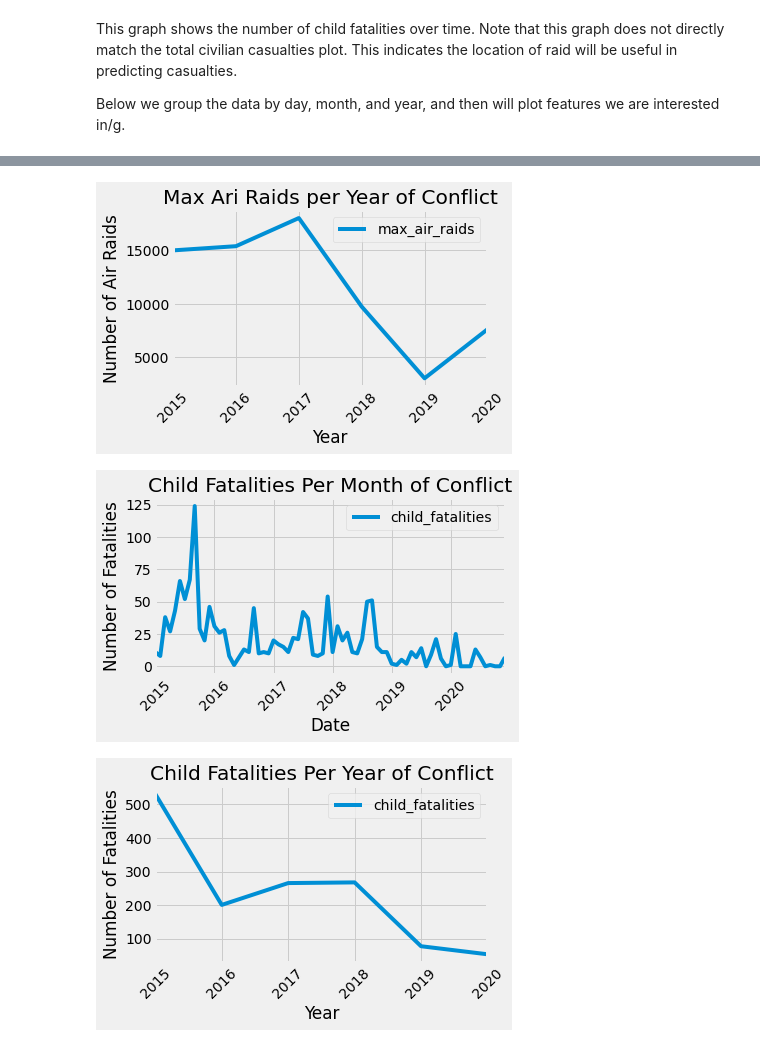
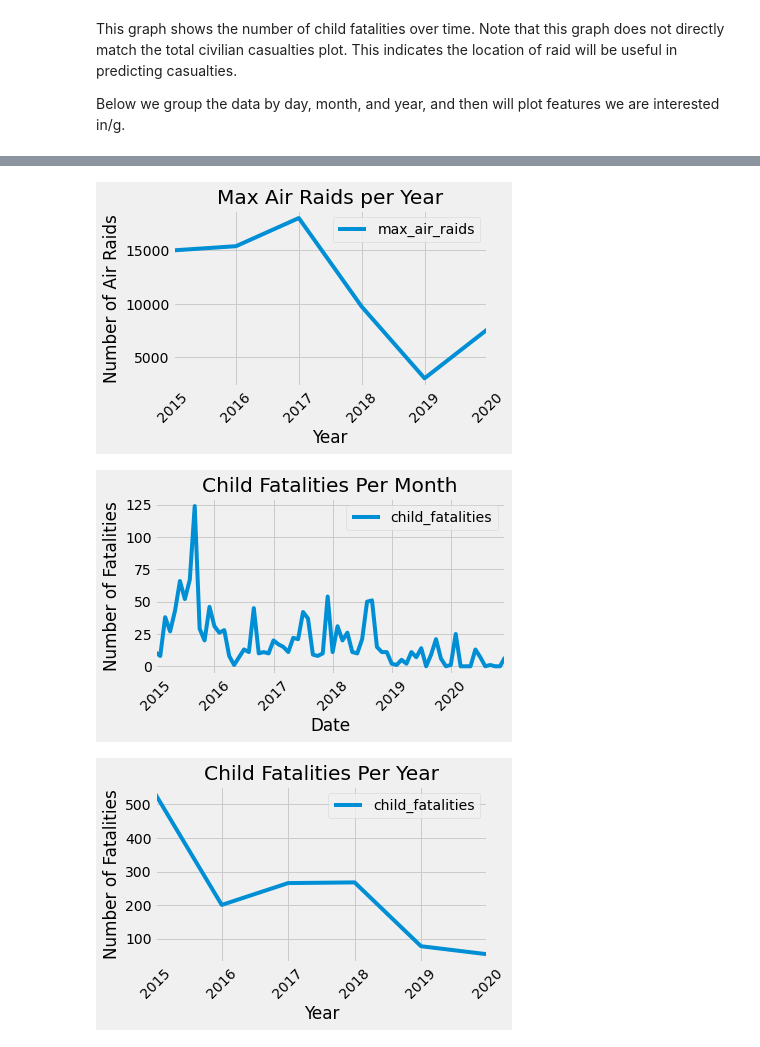
Before and after one commit to gnelsonpr6/yemen_air_raids, a Jupyter notebook: main_notebooks/eda_notebook.ipynb, the cells around one changed output, grey strips where cells are left out. Saved outputs shown, nothing was run; the diff lists cells and outputs as text; code cells hidden in the pictures.

```diff
--- a/main_notebooks/eda_notebook.ipynb
+++ b/main_notebooks/eda_notebook.ipynb
@@ -311,33 +311,33 @@ plt.savefig('../images/max_air_raids_by_month.png');
 # %%
 df_by_year.plot(y='max_air_raids', use_index=True);
-plt.title('Max Ari Raids per Year of Conflict')
+plt.title('Max Air Raids per Year')
 plt.ylabel('Number of Air Raids')
 plt.xlabel('Year')
 plt.xticks(rotation= 45);
 plt.tight_layout()
 plt.savefig('../images/max_air_raids_by_year.png');
 # %% [output]
-[figure, old version]
+[figure, new version]
 # %%
 #this chart is redundant as it was already shown above.
 # df_by_day.plot(y='child_fatalities', use_index=True);
 # %%
 df_by_month.plot(y='child_fatalities', use_index=True);
-plt.title('Child Fatalities Per Month of Conflict')
+plt.title('Child Fatalities Per Month')
 plt.ylabel('Number of Fatalities')
 plt.xlabel('Date')
 plt.xticks(rotation= 45);
 plt.tight_layout()
 plt.savefig('../images/child_fatalities_by_month.png');
 # %% [output]
-[figure, old version]
+[figure, new version]
 # %%
 df_by_year.plot(y='child_fatalities', use_index=True);
-plt.title('Child Fatalities Per Year of Conflict')
+plt.title('Child Fatalities Per Year')
 plt.ylabel('Number of Fatalities')
 plt.xlabel('Year')
 plt.xticks(rotation= 45);
 plt.tight_layout()
 plt.savefig('../images/child_fatalities_by_year.png');
 # %% [output]
-[figure, old version]
+[figure, new version]
```
Also changed, not shown: parts of 3 cells of this notebook, 6 other files.
